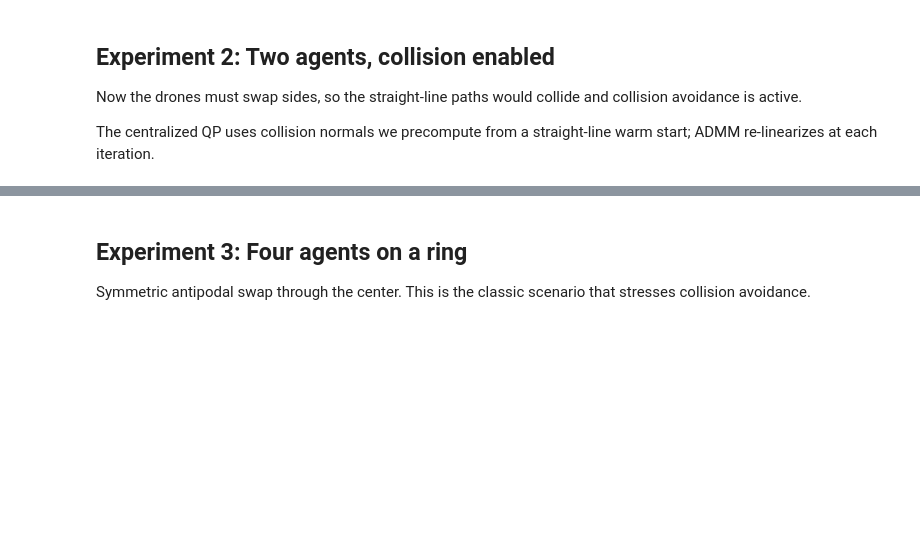
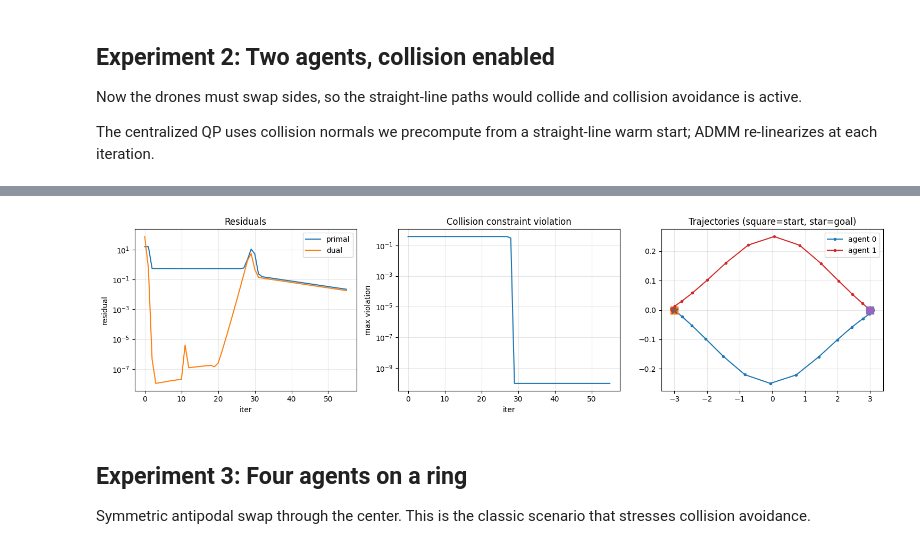
Before and after one commit to chrisjinyu/distributed-trajectory-planning, a Jupyter notebook: notebooks/01_admm_verification.ipynb, the cells around one changed output, grey strips where cells are left out. Cells and saved outputs as stored; diff of their text form; code cells hidden in the pictures; blank space fills up the shorter version.

```diff
--- a/notebooks/01_admm_verification.ipynb
+++ b/notebooks/01_admm_verification.ipynb
@@ -144,24 +138,26 @@ print(f"Relative gap: {rel_gap:.3e}")
 # %%
 # Plot convergence and trajectories side by side.
 fig, axes = plt.subplots(1, 3, figsize=(15, 4))
 
 axes[0].semilogy(result.history.primal_residual, label='primal')
 axes[0].semilogy(result.history.dual_residual, label='dual')
 axes[0].set_xlabel('iter'); axes[0].set_ylabel('residual'); axes[0].legend()
 axes[0].grid(True, alpha=0.3); axes[0].set_title('Residuals')
 
 axes[1].semilogy([max(v, 1e-10) for v in result.history.constraint_violation])
 axes[1].set_xlabel('iter'); axes[1].set_ylabel('max violation'); axes[1].grid(True, alpha=0.3)
 axes[1].set_title('Collision constraint violation')
 
 for i in range(scn.N):
     p = result.x[i, :, 0:2]
     axes[2].plot(p[:, 0], p[:, 1], '-o', label=f'agent {i}', markersize=3)
     axes[2].plot(scn.x0[i, 0], scn.x0[i, 1], 's', markersize=10)
     axes[2].plot(scn.x_ref[i, -1, 0], scn.x_ref[i, -1, 1], '*', markersize=12)
-axes[2].set_aspect('equal'); axes[2].legend(); axes[2].grid(True, alpha=0.3)
+axes[2].set_aspect('auto'); axes[2].legend(); axes[2].grid(True, alpha=0.3)
 axes[2].set_title('Trajectories (square=start, star=goal)')
 plt.tight_layout(); plt.show()
+# %% [output]
+[figure, added]
 # %% [markdown]
 ## Experiment 3: Four agents on a ring
 
```
Also changed, not shown: parts of 8 cells of this notebook, 2 other files.
